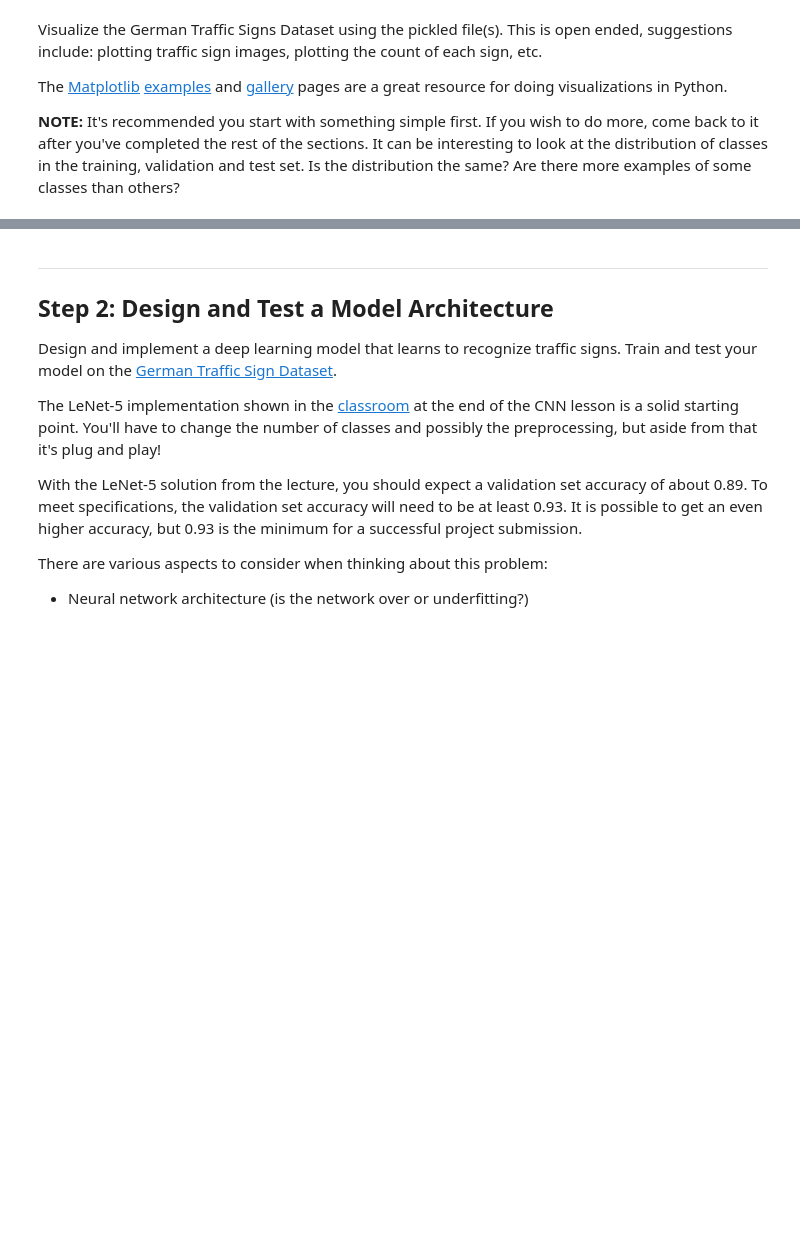
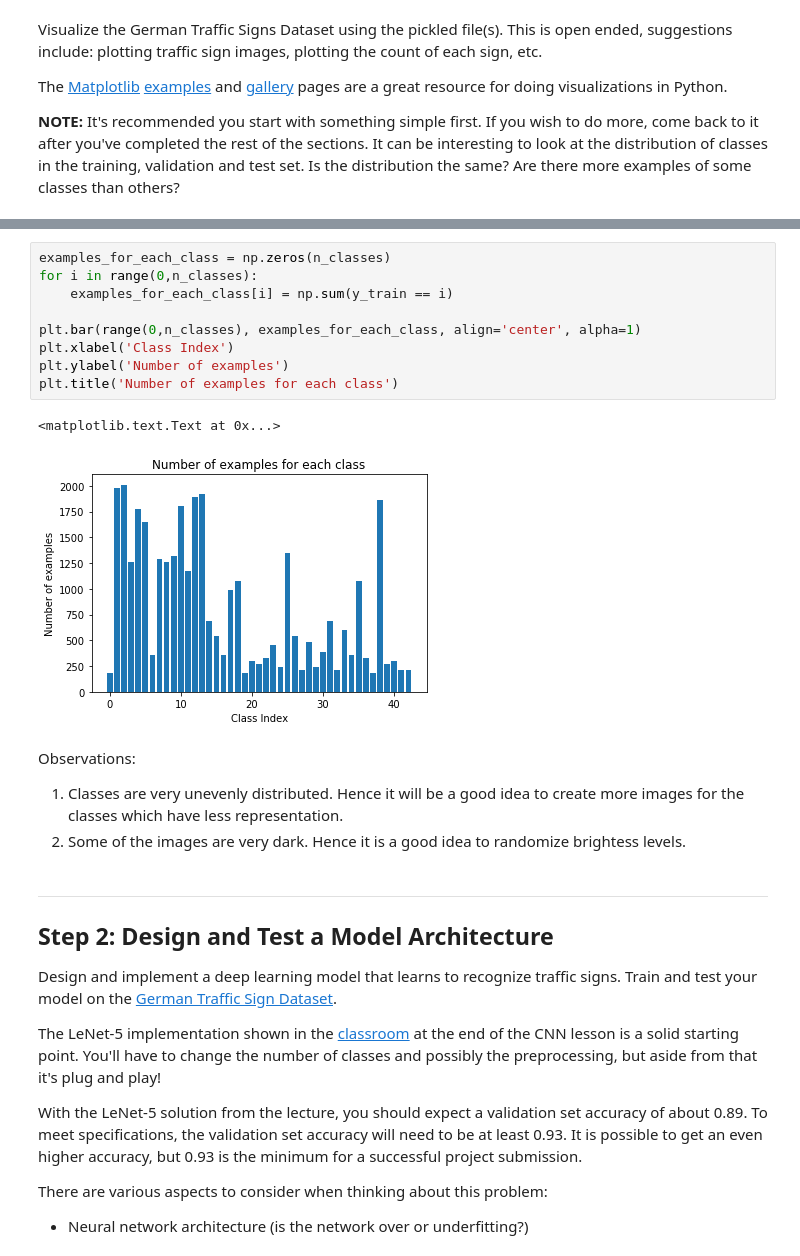
Before and after one commit to sankalpdayal/carnd_term1_p2, a Jupyter notebook: Traffic_Sign_Classifier.ipynb, the cells around one changed output, grey strips where cells are left out. Drawn from its saved outputs; the diff is of its cells as text; blank space fills up the shorter version.

```diff
--- a/Traffic_Sign_Classifier.ipynb
+++ b/Traffic_Sign_Classifier.ipynb
@@ -123,3 +120,19 @@ NameError: name 'y_train_in' is not defined
+# %%
+examples_for_each_class = np.zeros(n_classes)
+for i in range(0,n_classes):
+    examples_for_each_class[i] = np.sum(y_train == i)
+
+plt.bar(range(0,n_classes), examples_for_each_class, align='center', alpha=1)
+plt.xlabel('Class Index')
+plt.ylabel('Number of examples')
+plt.title('Number of examples for each class')
+# %% [output]
+<matplotlib.text.Text at 0x...>
+[figure, added]
+# %% [markdown]
+Observations:
+1. Classes are very unevenly distributed. Hence it will be a good idea to create more images for the classes which have less representation.
+2. Some of the images are very dark. Hence it is a good idea to randomize brightess levels.
 # %% [markdown]
 ----
 
```
Also changed, not shown: parts of 25 cells of this notebook, 7 other files.
